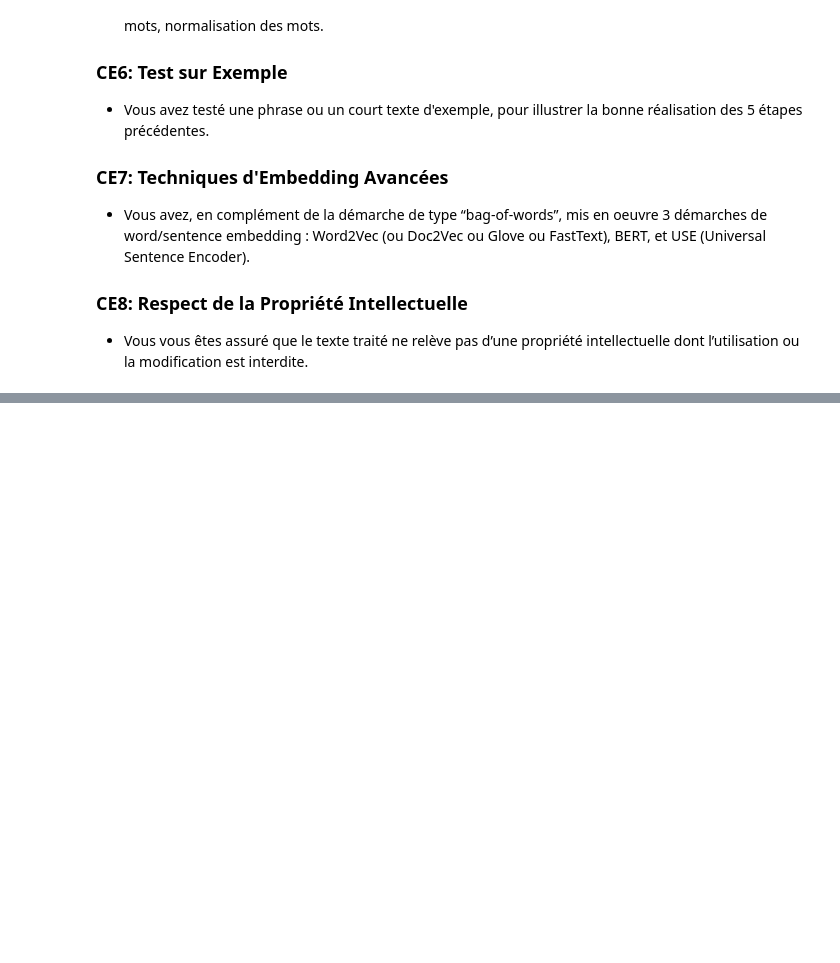
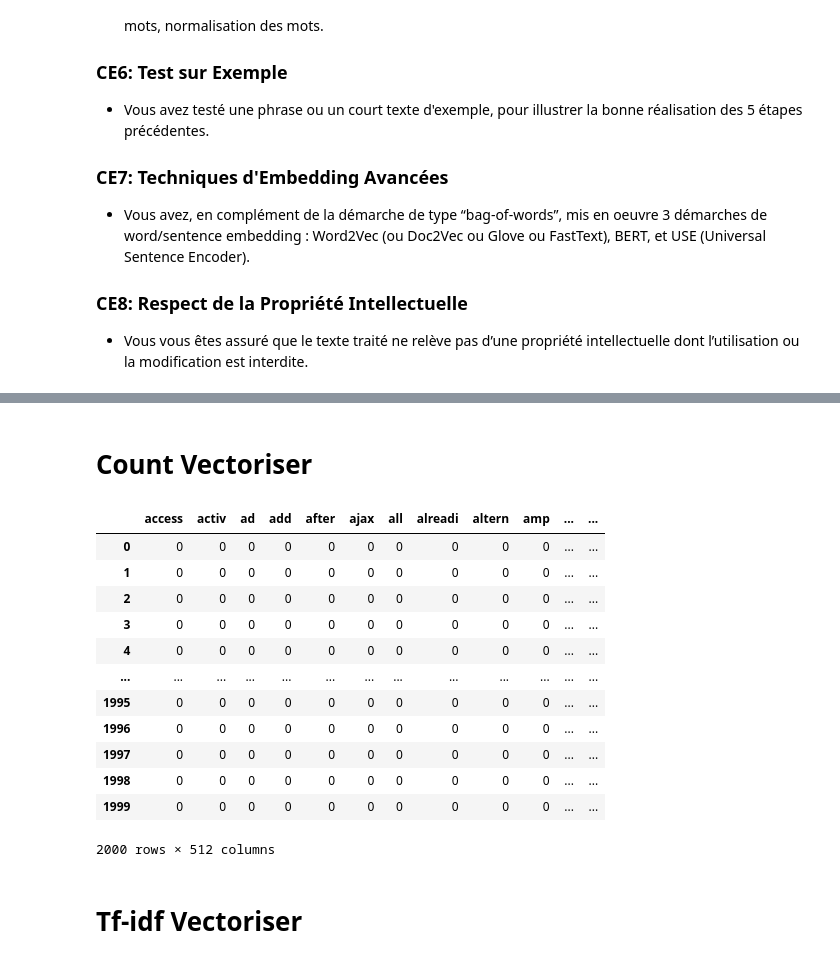
Before and after one commit to amaye15/OpenClassroom--Machine-Learning-Engineer, a Jupyter notebook: P5/N3.ipynb, the cells around one changed output, grey strips where cells are left out. Saved outputs shown, nothing was run; the diff lists cells and outputs as text; code cells hidden in the pictures; blank space fills up the shorter version.

```diff
--- a/P5/N3.ipynb
+++ b/P5/N3.ipynb
@@ -112,7 +99,24 @@ df
+# %% [markdown]
+# Count Vectoriser
 # %%
-from sklearn.feature_extraction.text import CountVectorizer
-
-count_vectorizer = CountVectorizer(min_df=1, lowercase=False)
-count_vectorized = count_vectorizer.fit_transform(df["TitleClean"])
+count_vectorizer = CountVectorizer(min_df=5, lowercase=False)
+count_vectorized = count_vectorizer.fit_transform(DataframeDownSampled["TitleClean"])
 count_dataframe = pd.DataFrame(count_vectorized.toarray(), columns=count_vectorizer.get_feature_names_out())
+count_dataframe
+# %% [output]
+|  | access | activ | ad | add | after | ajax | all | alreadi | altern | amp | ... | ... |
+| 0 | 0 | 0 | 0 | 0 | 0 | 0 | 0 | 0 | 0 | 0 | ... | ... |
+| 1 | 0 | 0 | 0 | 0 | 0 | 0 | 0 | 0 | 0 | 0 | ... | ... |
+| 2 | 0 | 0 | 0 | 0 | 0 | 0 | 0 | 0 | 0 | 0 | ... | ... |
+| 3 | 0 | 0 | 0 | 0 | 0 | 0 | 0 | 0 | 0 | 0 | ... | ... |
+| 4 | 0 | 0 | 0 | 0 | 0 | 0 | 0 | 0 | 0 | 0 | ... | ... |
+| ... | ... | ... | ... | ... | ... | ... | ... | ... | ... | ... | ... | ... |
+| 1995 | 0 | 0 | 0 | 0 | 0 | 0 | 0 | 0 | 0 | 0 | ... | ... |
+| 1996 | 0 | 0 | 0 | 0 | 0 | 0 | 0 | 0 | 0 | 0 | ... | ... |
+| 1997 | 0 | 0 | 0 | 0 | 0 | 0 | 0 | 0 | 0 | 0 | ... | ... |
+| 1998 | 0 | 0 | 0 | 0 | 0 | 0 | 0 | 0 | 0 | 0 | ... | ... |
+| 1999 | 0 | 0 | 0 | 0 | 0 | 0 | 0 | 0 | 0 | 0 | ... | ... |
+2000 rows × 512 columns
+# %% [markdown]
+# Tf-idf Vectoriser
 # %%
```
Also changed, not shown: parts of 21 cells of this notebook, 21 other files.
